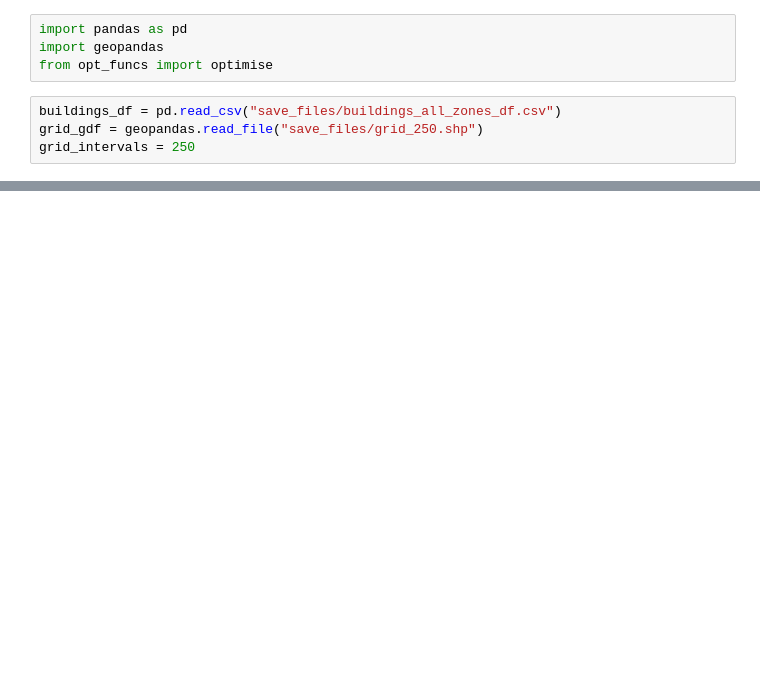
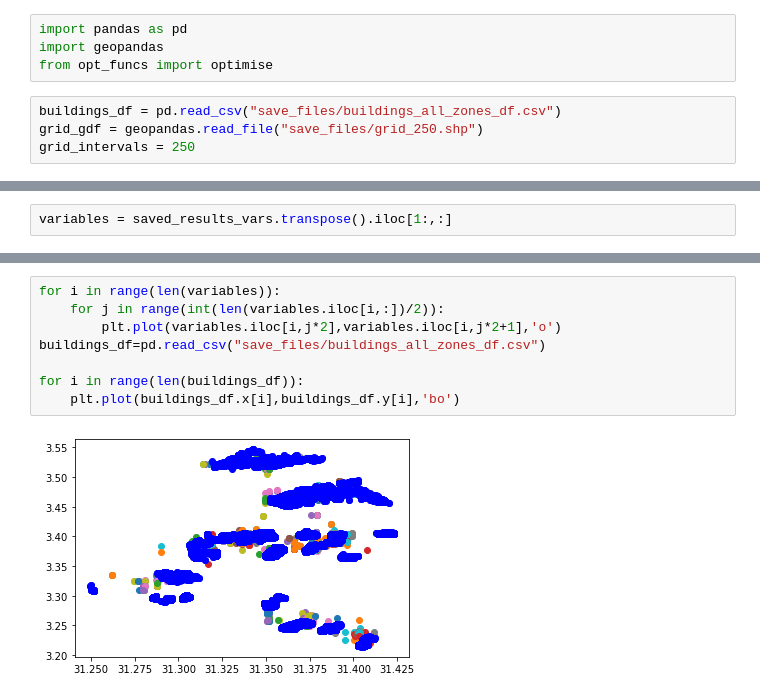
Before and after one commit to daanieo/FATM_opt, a Jupyter notebook: Optimisation.ipynb, the cells around one changed output, grey strips where cells are left out. Drawn from its saved outputs; the diff is of its cells as text; blank space fills up the shorter version.

```diff
--- a/Optimisation.ipynb
+++ b/Optimisation.ipynb
@@ -54,0 +49,2 @@ res.result[r].objectives[:]
+# %%
+variables = saved_results_vars.transpose().iloc[1:,:]
@@ -54,0 +67,10 @@ res.result[r].objectives[:]
+# %%
+for i in range(len(variables)):
+    for j in range(int(len(variables.iloc[i,:])/2)):
+        plt.plot(variables.iloc[i,j*2],variables.iloc[i,j*2+1],'o')
+buildings_df=pd.read_csv("save_files/buildings_all_zones_df.csv")
+
+for i in range(len(buildings_df)):
+    plt.plot(buildings_df.x[i],buildings_df.y[i],'bo')
+# %% [output]
+[figure, added]
```
Also changed, not shown: parts of 9 cells of this notebook, 2 other files.
